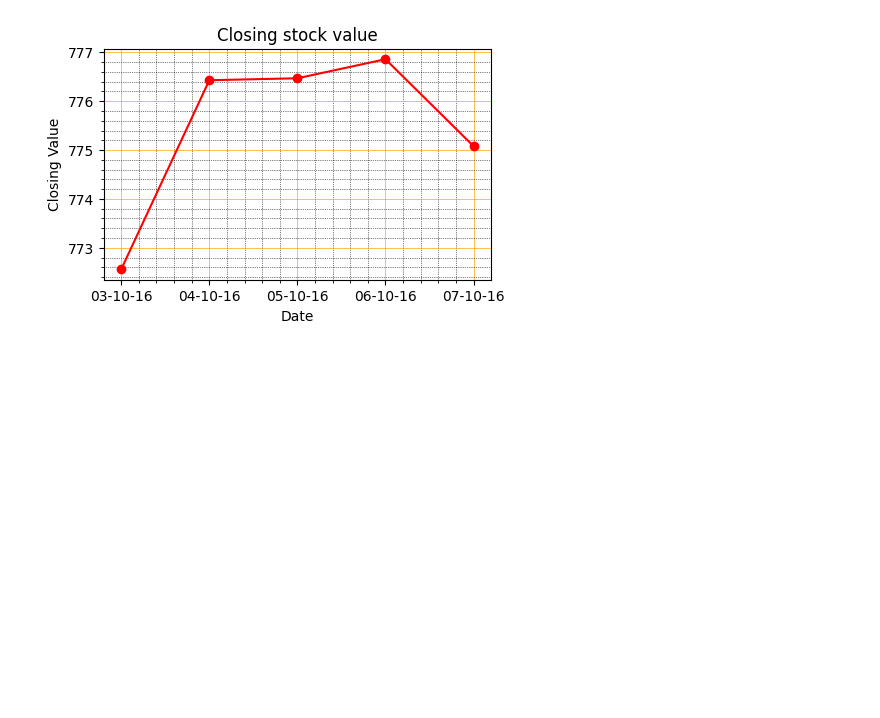
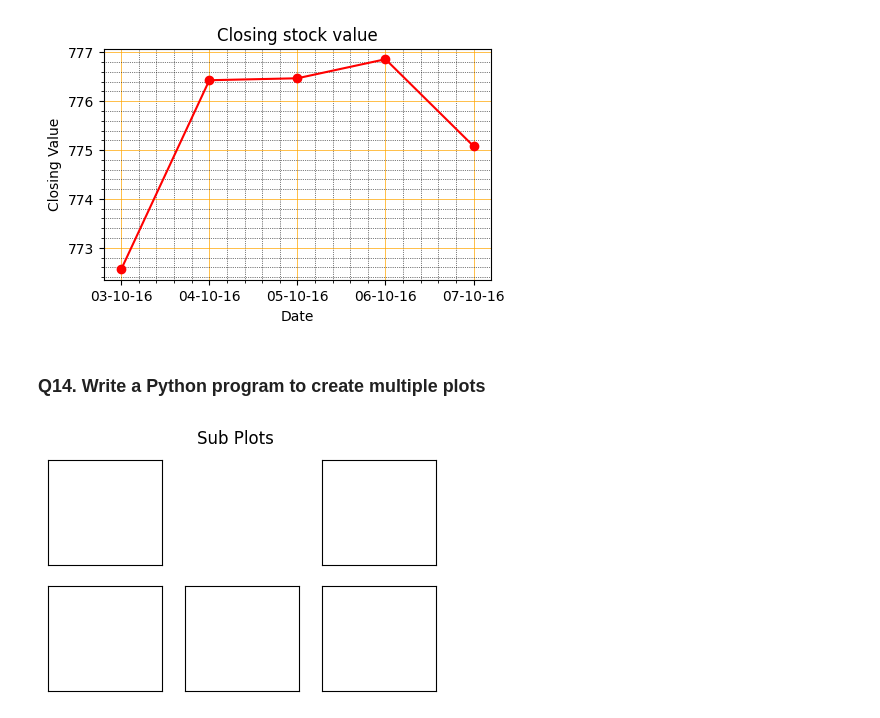
Before and after one commit to Ankitha8105/Python_Libraries, a Jupyter notebook: Matplotlib/linegraph.ipynb, the cells around one changed output. Saved outputs shown, nothing was run; the diff lists cells and outputs as text; code cells hidden in the pictures; blank space fills up the shorter version.

Commit message:
[Ankitha] Modified: python program to create multiple plots

```diff
--- a/Matplotlib/linegraph.ipynb
+++ b/Matplotlib/linegraph.ipynb
@@ -532,3 +531,49 @@ if __name__ == "__main__":
     main()
 # %% [output]
 [figure]
+# %% [markdown]
+### Q14. Write a Python program to create multiple plots
+# %%
+log = logger.logger_init('Q14')
+
+
+def create_subplot():
+    """
+    Description :
+        This function is used to create multiple plots
+    Return :
+        It returns mutiple subplots
+    """
+    plt.figure(figsize=(5,3))
+
+    plt.subplot(2,3,1)
+    plt.xticks([])
+    plt.yticks([])
+
+    plt.subplot(2,3,3)
+    plt.xticks([])
+    plt.yticks([])
+
+    plt.subplot(2,3,4)
+    plt.xticks([])
+    plt.yticks([])
+
+    plt.subplot(2,3,5)
+    plt.xticks([])
+    plt.yticks([])
+
+    plt.subplot(2,3,6)
+    plt.xticks([])
+    plt.yticks([])
+
+    plt.suptitle("Sub Plots")
+
+
+def main():
+    create_subplot()
+
+
+if __name__=="__main__":
+    main()
+# %% [output]
+[figure, added]
```
Also changed, not shown: parts of 5 cells of this notebook.
